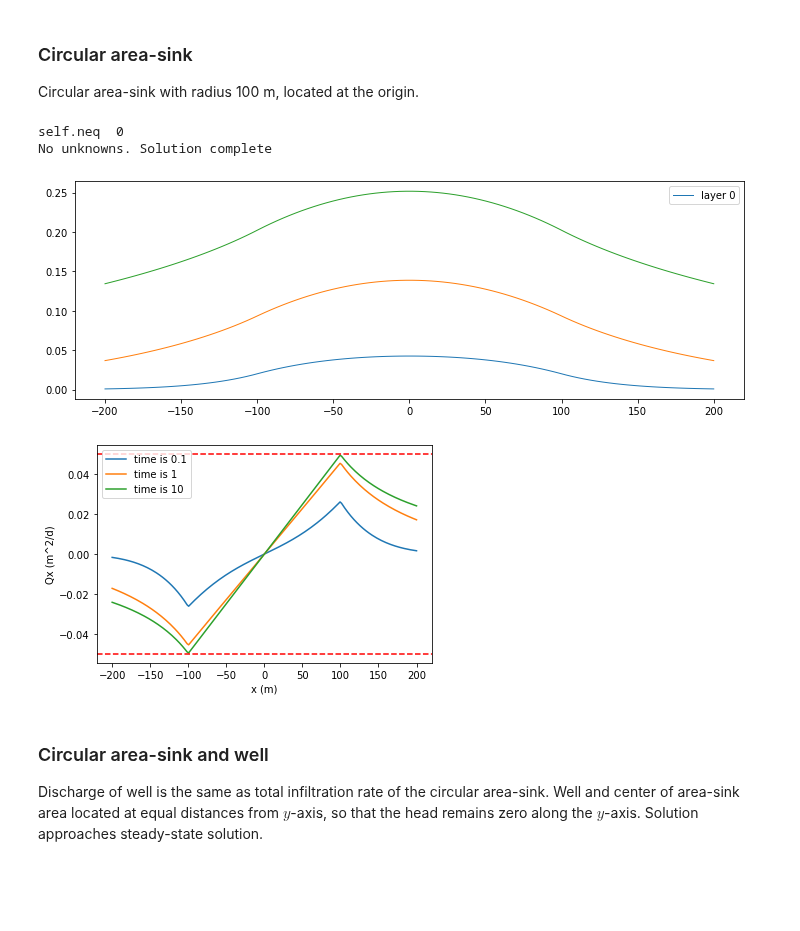
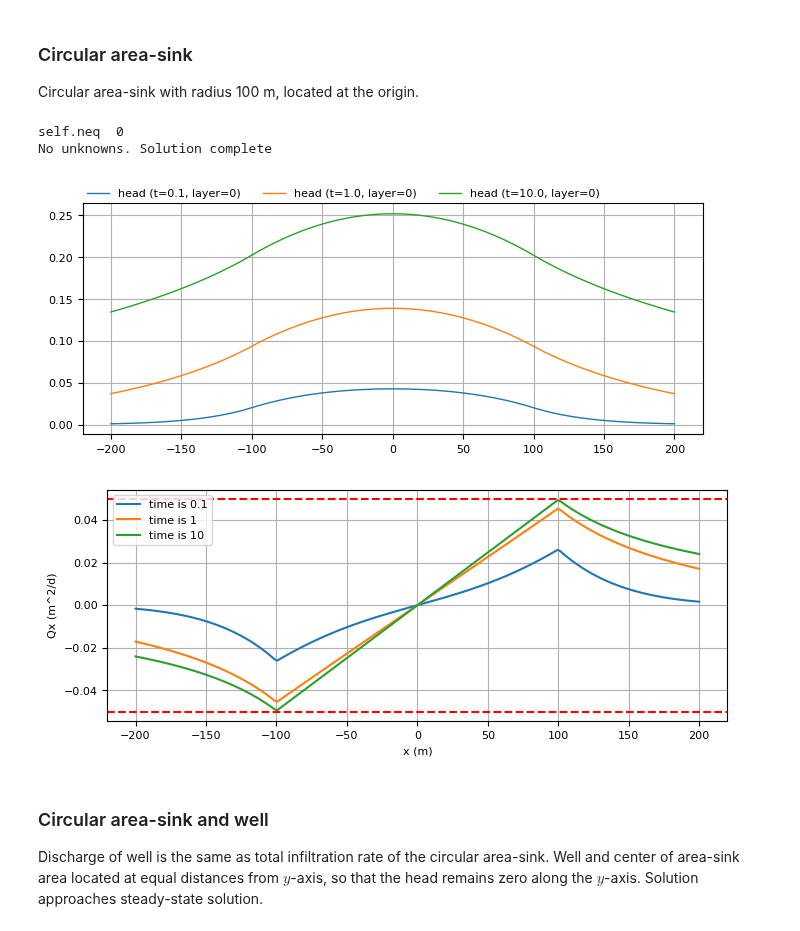
Before and after one commit to mbakker7/ttim, a Jupyter notebook: docs/03examples/circareasink_example.ipynb, the cells around one changed output. Cells and saved outputs as stored; diff of their text form; code cells hidden in the pictures; blank space fills up the shorter version.

```diff
--- a/docs/03examples/circareasink_example.ipynb
+++ b/docs/03examples/circareasink_example.ipynb
@@ -1,29 +1,31 @@
 # %%
-%matplotlib inline
 import matplotlib.pyplot as plt
 import numpy as np
 
 import ttim
+
+plt.rcParams["font.size"] = 8.0
 # %% [markdown]
 ### Circular area-sink
 Circular area-sink with radius 100 m, located at the origin.
 # %%
 N = 0.001
 R = 100
 ml = ttim.ModelMaq(kaq=5, z=[10, 0], Saq=2e-4, tmin=1e-3, tmax=1e4)
 ca = ttim.CircAreaSink(ml, 0, 0, 100, tsandN=[(0, 0.001)])
 ml.solve()
-ml.xsection(-200, 200, 0, 0, t=[0.1, 1, 10], figsize=(12, 4), sstart=-200)
+ml.plots.head_along_line(-200, 200, 0, 0, t=[0.1, 1, 10], figsize=(8, 3), sstart=-200);
 # %% [output]
 self.neq  0
 No unknowns. Solution complete
-[figure, old version]
+[figure, new version]
 # %%
+plt.figure(figsize=(8, 3))
 x = np.linspace(-200, 200, 200)
 qx = np.zeros_like(x)
 for t in [0.1, 1, 10]:
     for i in range(len(x)):
-        qx[i], qy = ml.disvec(x[i], 1e-6, t)
+        qx[i] = ml.disvec(x[i], 1e-6, t)[0].item()
     plt.plot(x, qx, label="time is " + str(t))
 qxb = N * np.pi * R**2 / (2 * np.pi * R)
 plt.axhline(qxb, color="r", ls="--")
@@ -31,8 +33,9 @@ plt.axhline(-qxb, color="r", ls="--")
 plt.xlabel("x (m)")
 plt.ylabel("Qx (m^2/d)")
 plt.legend(loc="best")
+plt.grid()
 # %% [output]
-[figure, old version]
+[figure, new version]
 # %% [markdown]
 ### Circular area-sink and well
 Discharge of well is the same as total infiltration rate of the circular area-sink.
```
Also changed, not shown: parts of 5 cells of this notebook, 17 other files.
